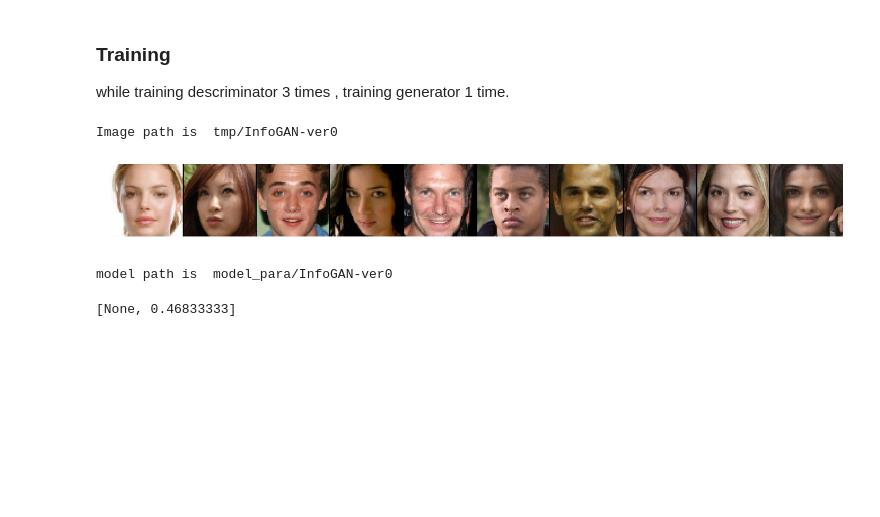
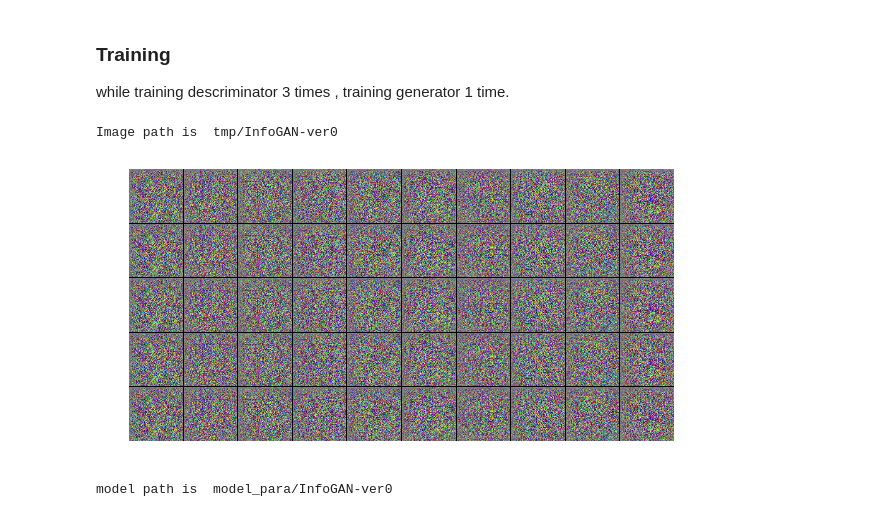
Before and after one commit to kaichunntu/DLCV2018SPRING, a Jupyter notebook: hw4/InfoGAN.ipynb, the cells around one changed output. Saved outputs shown, nothing was run; the diff lists cells and outputs as text; code cells hidden in the pictures; blank space fills up the shorter version.

```diff
--- a/hw4/InfoGAN.ipynb
+++ b/hw4/InfoGAN.ipynb
@@ -182,7 +183,7 @@ def Generate( z ):
     bias_regular = ly.l2_regularizer(0.2)
     print("Build generator")
     ## z is 512
-    x = tf.reshape(z , [-1,1,1,latent_dim])
+    x = tf.reshape(z , [-1,1,1,int(z.shape[1])])
     x = ly.conv2d( x , 2048 , [1,1] , stride=[1,1] , activation_fn=tf.nn.selu
                   , biases_regularizer=bias_regular
                   , scope="g_conv_0")
@@ -364,44 +367,36 @@ if not os.path.exists(pr_img_path):
 print("Image path is ", pr_img_path)
 
 test_z = np.random.randn(10,latent_dim)
-test_z_zero = np.zeros(shape=[10,num_class])
-i=0
-test_z_one = np.zeros(shape=[10,num_class])
-test_z_one[:,i]+=1
-i=1
-test_z_two = np.zeros(shape=[10,num_class])
-test_z_two[:,i]+=1
-i=2
-test_z_three = np.zeros(shape=[10,num_class])
-test_z_three[:,i]+=1
+test_attr = []
 
-np.save( os.path.join( pr_img_path , "z_vector.npy" ) , {"z":test_z , "attr":i} )
+for i in range(num_class):
+    tmp_a = np.zeros(shape=[10,num_class])
+    tmp_a[:,i] += 1
+    test_attr.append(tmp_a)
+    del tmp_a
+
+np.save( os.path.join( pr_img_path , "z_vector.npy" ) , test_z )
 
 def print_generate_img(s):
-    g_0 = inverse_processing(sess.run( g_img , feed_dict={z_input:test_z , clf_tag:test_z_zero} ))
-    g_1 = inverse_processing(sess.run( g_img , feed_dict={z_input:test_z , clf_tag:test_z_one} ))
-    g_2 = inverse_processing(sess.run( g_img , feed_dict={z_input:test_z , clf_tag:test_z_two} ))
-    g_3 = inverse_processing(sess.run( g_img , feed_dict={z_input:test_z , clf_tag:test_z_three} ))
-    g = np.concatenate( [g_0 , g_1 , g_2 , g_3] , axis=0 )
+    g = sess.run( g_img , feed_dict={z_input:test_z , clf_tag:test_attr[0]} )
+    for i in range(1,num_class):
+        tmp_g = sess.run( g_img , feed_dict={z_input:test_z , clf_tag:test_attr[i]} )
+        g = np.concatenate( [g , tmp_g] , axis=0 )
+    g = inverse_processing(g)
     g = concat_img(g).astype("int")
 
     plt.figure(figsize=(25,5))
     plt.imshow(g)
     plt.axis("off")
-    path = os.path.join( pr_img_path , "{0:0>6}_iter.png".format(s+1) )
+    path = os.path.join( pr_img_path , "{0:0>6}_iter.png".format(s) )
     plt.savefig(path)
     plt.show()
 # %% [output]
 Image path is  tmp/InfoGAN-ver0
-# %%
-plt.figure(figsize=(25,5))
-plt.imshow(concat_test)
-plt.axis("off")
-path = os.path.join( pr_img_path , "{0:0>6}_iter.png".format("test_save") )
-plt.savefig(path)
-plt.show()
-# %% [output]
-[figure, removed]
+# %%
+print_generate_img("test")
+# %% [output]
+[figure, added]
 # %%
 model_path = "model_para/{}".format(logdir)
 if not os.path.exists(model_path):
@@ -424,7 +416,3 @@ def sample_dum(z):
-# %%
-sess.run( [d_info_trainer , acc_clf ] , feed_dict={z_input:np.random.randn(n_batch,latent_dim) , clf_tag:batch_z_attr} )
-# %% [output]
-[None, 0.46833333]
 # %%
 n_step = 100000
 n_batch = 200
```
Also changed, not shown: parts of 7 cells of this notebook, 1 other file.
